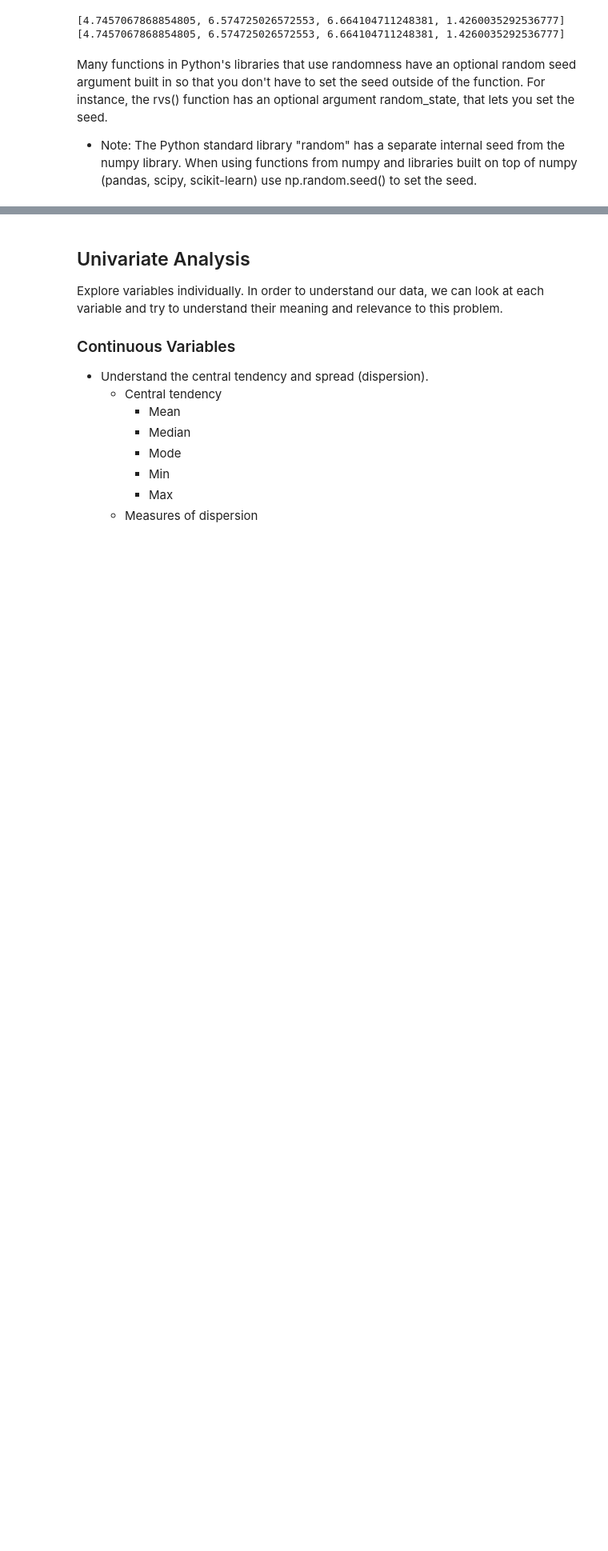
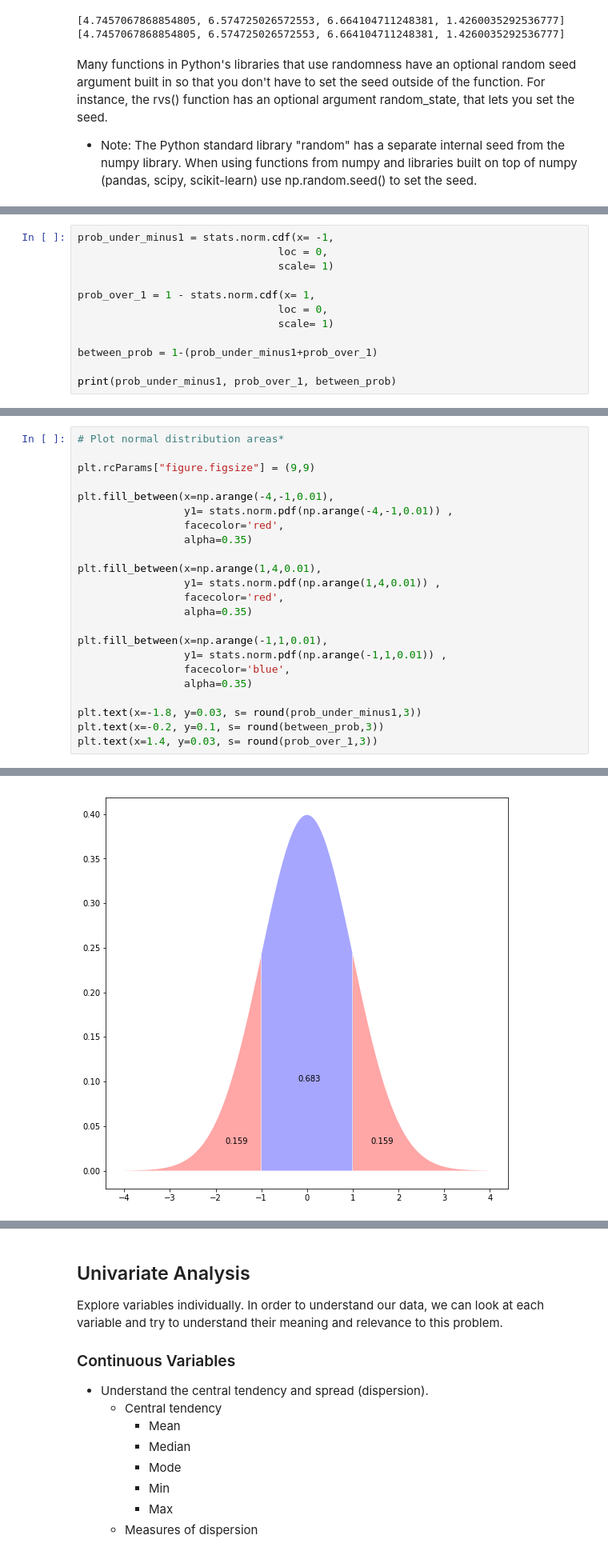
Before and after one commit to ksatola/Data-Science-Notes, a Jupyter notebook: EDA_Template.ipynb, the cells around one changed output, grey strips where cells are left out. Shown at 80% size. Saved outputs shown, nothing was run; the diff lists cells and outputs as text; blank space fills up the shorter version.

```diff
--- a/EDA_Template.ipynb
+++ b/EDA_Template.ipynb
@@ -832,0 +841,12 @@ Many functions in Python's libraries that use randomness have an optional random
+# %%
+prob_under_minus1 = stats.norm.cdf(x= -1,
+                                loc = 0,
+                                scale= 1)
+
+prob_over_1 = 1 - stats.norm.cdf(x= 1,
+                                loc = 0,
+                                scale= 1)
+
+between_prob = 1-(prob_under_minus1+prob_over_1)
+
+print(prob_under_minus1, prob_over_1, between_prob)
@@ -832,0 +857,24 @@ Many functions in Python's libraries that use randomness have an optional random
+# %%
+# Plot normal distribution areas*
+
+plt.rcParams["figure.figsize"] = (9,9)
+
+plt.fill_between(x=np.arange(-4,-1,0.01),
+                 y1= stats.norm.pdf(np.arange(-4,-1,0.01)) ,
+                 facecolor='red',
+                 alpha=0.35)
+
+plt.fill_between(x=np.arange(1,4,0.01),
+                 y1= stats.norm.pdf(np.arange(1,4,0.01)) ,
+                 facecolor='red',
+                 alpha=0.35)
+
+plt.fill_between(x=np.arange(-1,1,0.01),
+                 y1= stats.norm.pdf(np.arange(-1,1,0.01)) ,
+                 facecolor='blue',
+                 alpha=0.35)
+
+plt.text(x=-1.8, y=0.03, s= round(prob_under_minus1,3))
+plt.text(x=-0.2, y=0.1, s= round(between_prob,3))
+plt.text(x=1.4, y=0.03, s= round(prob_over_1,3))
+# %% [output]
@@ -832,0 +882 @@ Many functions in Python's libraries that use randomness have an optional random
+[figure, added]
```
Also changed, not shown: parts of 7 cells of this notebook.
